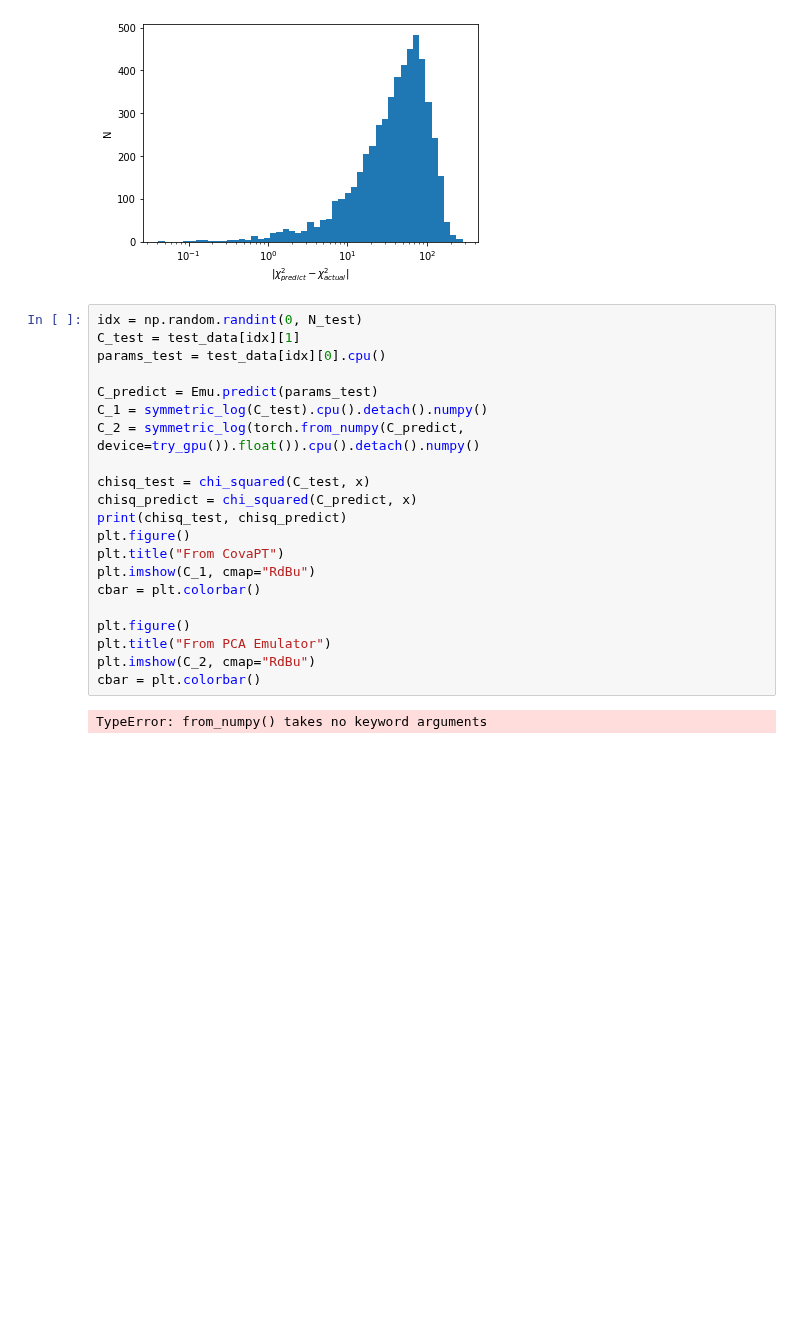
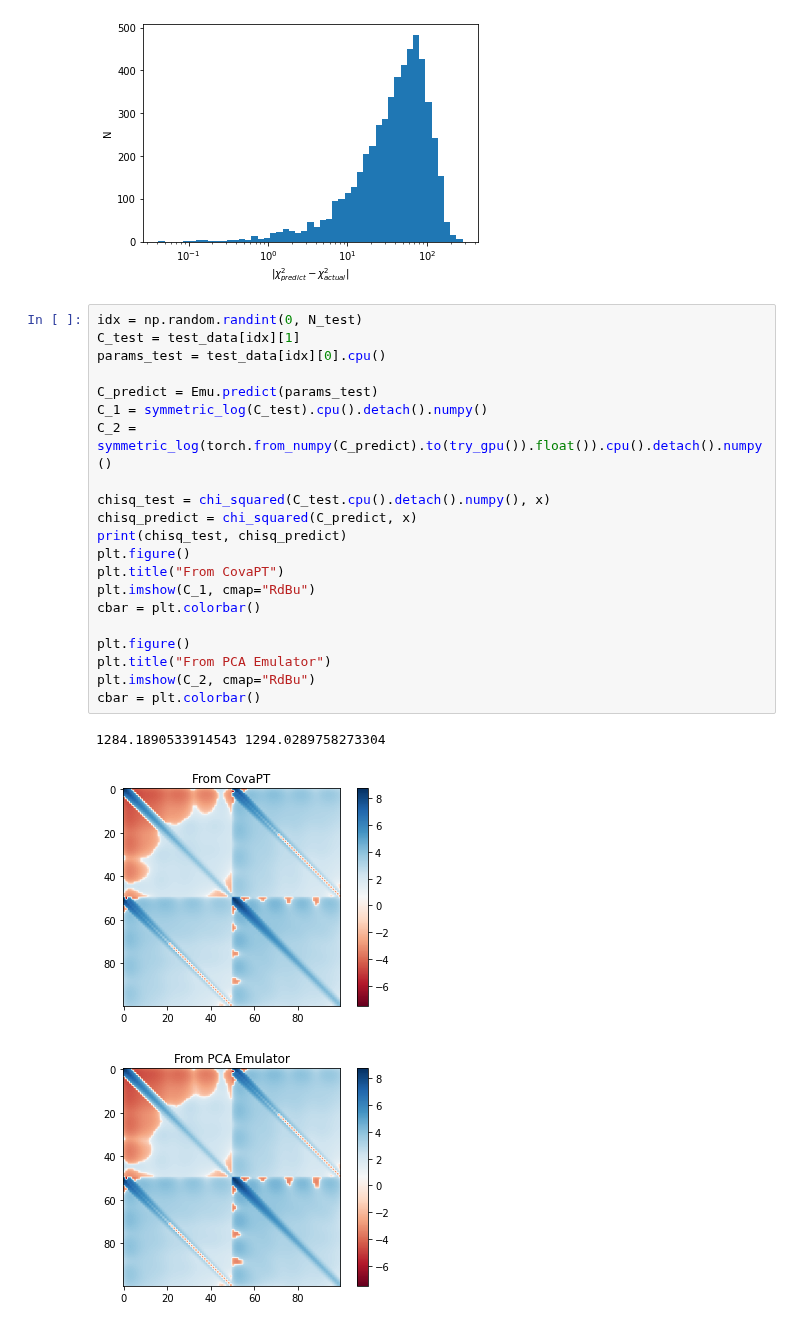
Before and after one commit to jadamo/CovNet, a Jupyter notebook: notebooks/PCA-emulator.ipynb, the cells around one changed output. Saved outputs shown, nothing was run; the diff lists cells and outputs as text; blank space fills up the shorter version.

```diff
--- a/notebooks/PCA-emulator.ipynb
+++ b/notebooks/PCA-emulator.ipynb
@@ -99,23 +99,25 @@ plt.xscale("log")
 # %%
 idx = np.random.randint(0, N_test)
 C_test = test_data[idx][1]
 params_test = test_data[idx][0].cpu()
 
 C_predict = Emu.predict(params_test)
 C_1 = symmetric_log(C_test).cpu().detach().numpy()
-C_2 = symmetric_log(torch.from_numpy(C_predict, device=try_gpu()).float()).cpu().detach().numpy()
+C_2 = symmetric_log(torch.from_numpy(C_predict).to(try_gpu()).float()).cpu().detach().numpy()
 
-chisq_test = chi_squared(C_test, x)
+chisq_test = chi_squared(C_test.cpu().detach().numpy(), x)
 chisq_predict = chi_squared(C_predict, x)
 print(chisq_test, chisq_predict)
 plt.figure()
 plt.title("From CovaPT")
 plt.imshow(C_1, cmap="RdBu")
 cbar = plt.colorbar()
 
 plt.figure()
 plt.title("From PCA Emulator")
 plt.imshow(C_2, cmap="RdBu")
 cbar = plt.colorbar()
 # %% [output]
-TypeError: from_numpy() takes no keyword arguments
+1284.1890533914543 1294.0289758273304
+[figure, added]
+[figure, added]
```
Also changed, not shown: parts of 1 cell of this notebook, 2 other files.
